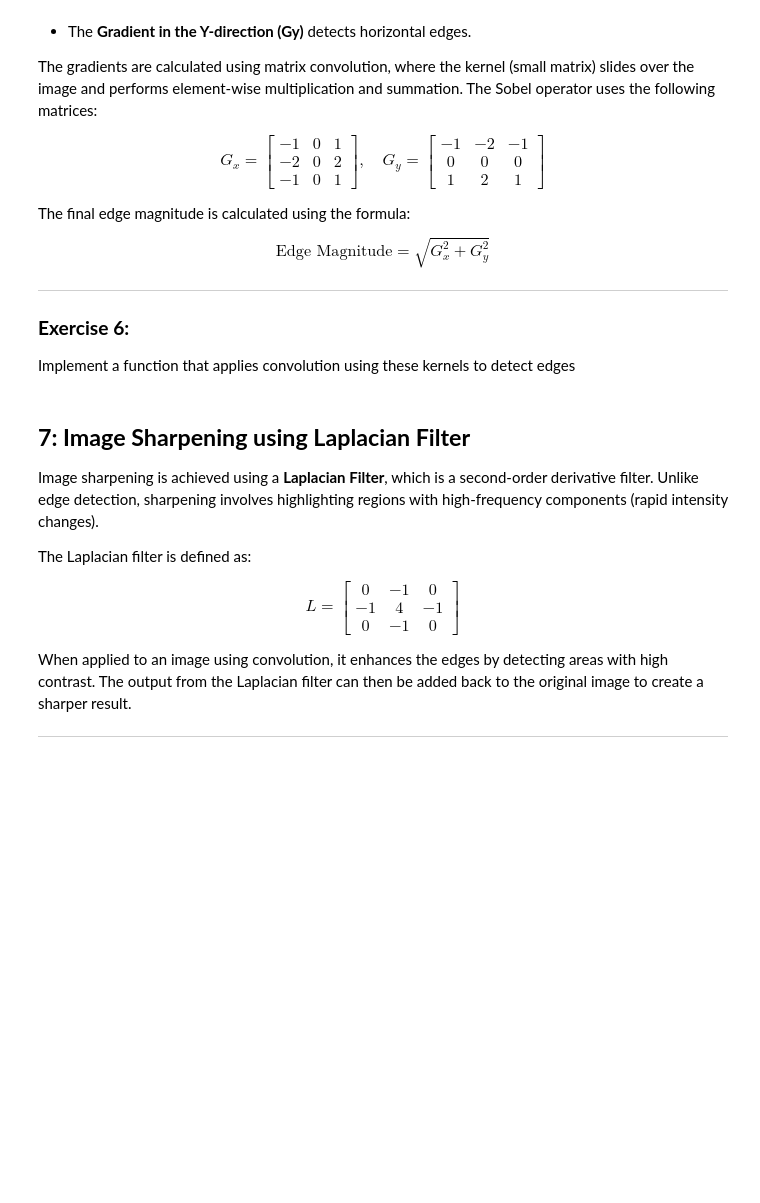
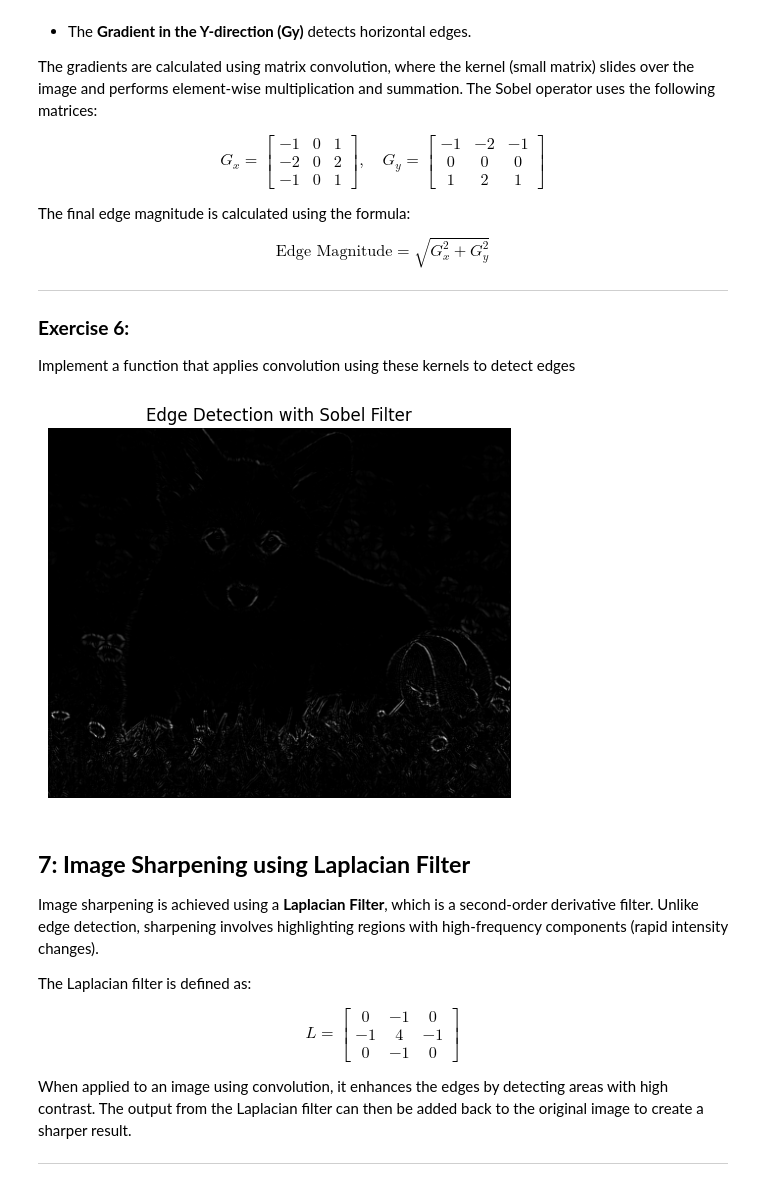
Before and after one commit to jaronbarrettCU/CSCI-2820-Group-Project, a Jupyter notebook: Computer_Graphics_Project (1).ipynb, the cells around one changed output. Cells and saved outputs as stored; diff of their text form; code cells hidden in the pictures; blank space fills up the shorter version.

```diff
--- a/Computer_Graphics_Project (1).ipynb
+++ b/Computer_Graphics_Project (1).ipynb
@@ -1844,21 +1835,49 @@ Implement a function that applies convolution using these kernels to detect edge
 # %%
 import numpy as np
 import matplotlib.pyplot as plt
 from scipy.ndimage import convolve
 from PIL import Image
 
+
 def apply_sobel_filter(img):
     # Your code here: Perform edge detection using Sobel filter
-    pass
+
+    #Initialize Gx and Gy, and the edges
+    Gx = np.array([[-1,0,1],[-2,0,2],[-1,0,1]])
+    Gy = np.array([[-1,-2,-1],[0,0,0],[1,2,1]])
+
+    #The shape of the edges is -2, as we ignore the outer most indices.
+    edgesx = np.zeros((img.shape[0]-2, img.shape[1]-2))
+    edgesy = np.zeros((img.shape[0]-2, img.shape[1]-2))
+
+    #For vertical edges, iterate through the matrix starting at 1 and ignoring the outer indices
+    for i in range(1,img.shape[0]-1):
+        for j in range(1,img.shape[1]-1):
+            edgesx[i-1][j-1] = np.vdot(img[i-1:i+2,j-1:j+2], Gx)
+
+    #For vertical edges, iterate through the matrix starting at 1 and ignoring the outer indices
+    for i in range(1,img.shape[0]-2):
+        for j in range(1,img.shape[1]-2):
+            edgesy[i-1][j-1] = np.vdot(img[i-1:i+2,j-1:j+2], Gy)
+
+    #Square both vertical and horizontal edges
+    edgesx = edgesx * edgesx
+    edgesy = edgesy * edgesy
+
+    #Multiply the two matrices together and get the square root
+    return np.sqrt(edgesx * edgesy)
+    #pass
 
 
 # Load and apply Sobel filter
-image = np.array(Image.open('example.jpg'))
-edges = apply_sobel_filter(image)
+img = load_image(image_path, grayscale=True)
+edges = apply_sobel_filter(img)
 plt.imshow(edges, cmap='gray')
 plt.title('Edge Detection with Sobel Filter')
 plt.axis('off')
 plt.show()
+# %% [output]
+[figure, added]
 # %% [markdown]
 ## **7: Image Sharpening using Laplacian Filter**
 
```
Also changed, not shown: parts of 11 cells of this notebook.
